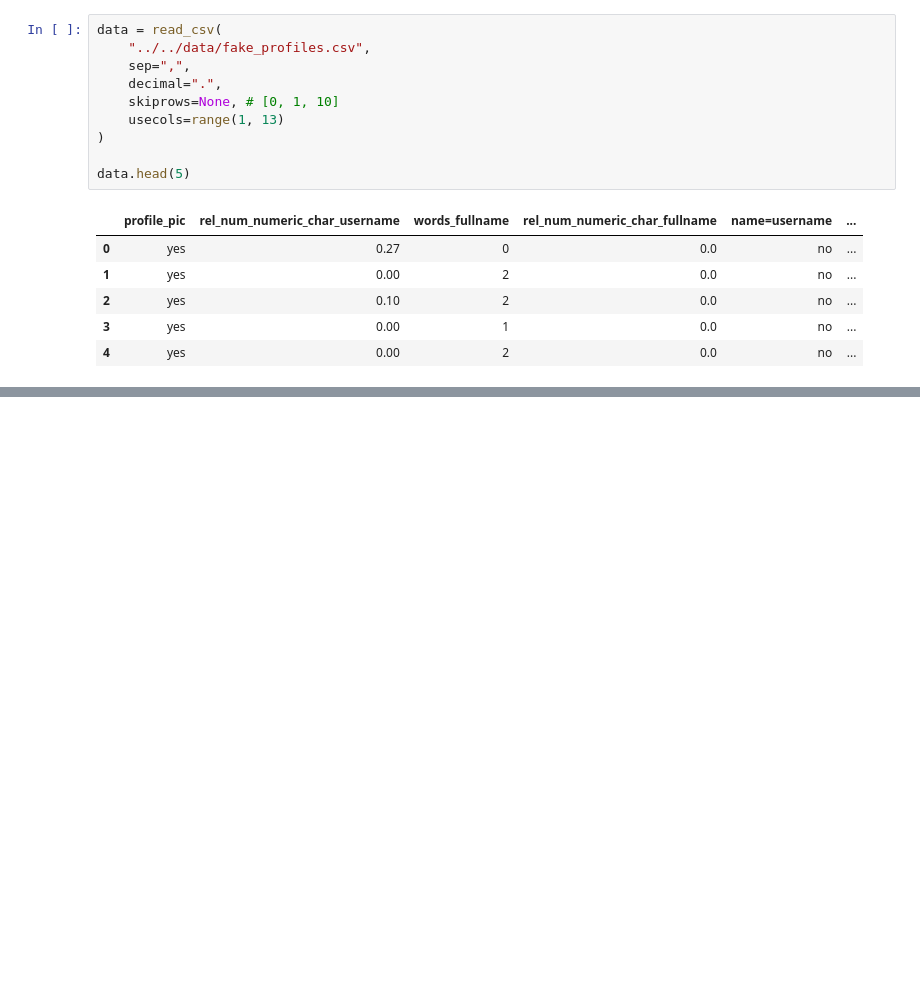
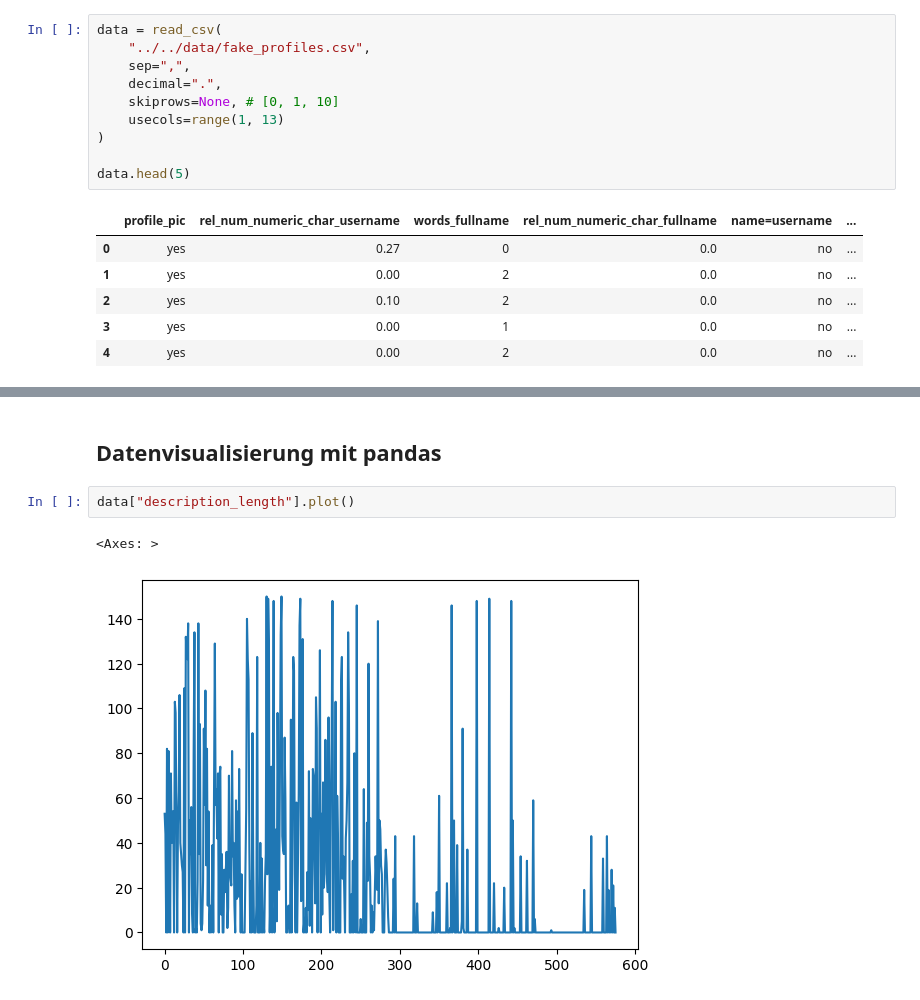
Before and after one commit to mckoh/data-science-s25, a Jupyter notebook: code/ct/lektion_01.ipynb, the cells around one changed output, grey strips where cells are left out. Saved outputs shown, nothing was run; the diff lists cells and outputs as text; blank space fills up the shorter version.

Commit message:
added pandas plots

```diff
--- a/code/ct/lektion_01.ipynb
+++ b/code/ct/lektion_01.ipynb
@@ -31,0 +119,7 @@ data.head(5)
+# %% [markdown]
+## Datenvisualisierung mit pandas
+# %%
+data["description_length"].plot()
+# %% [output]
+<Axes: >
+[figure, added]
```
Also changed, not shown: parts of 15 cells of this notebook.
